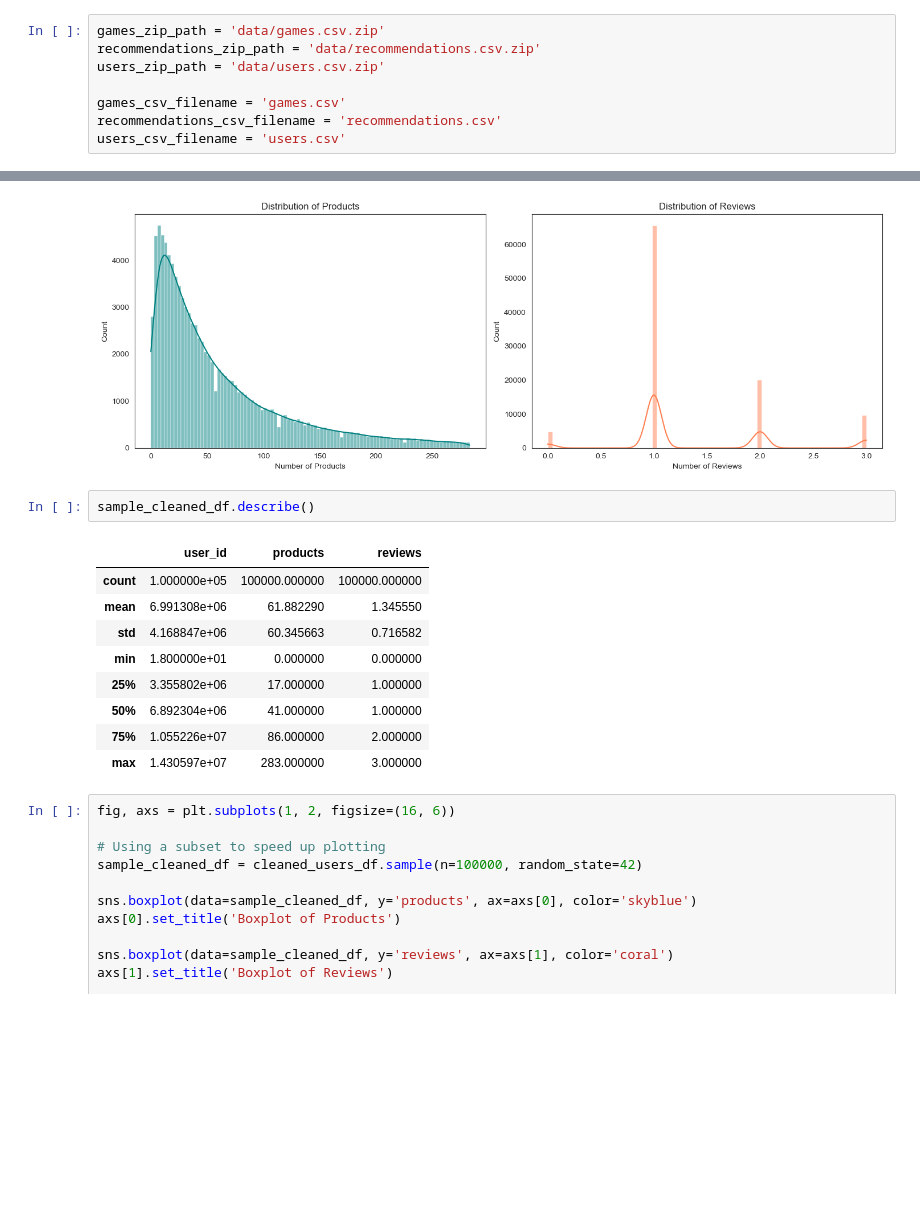
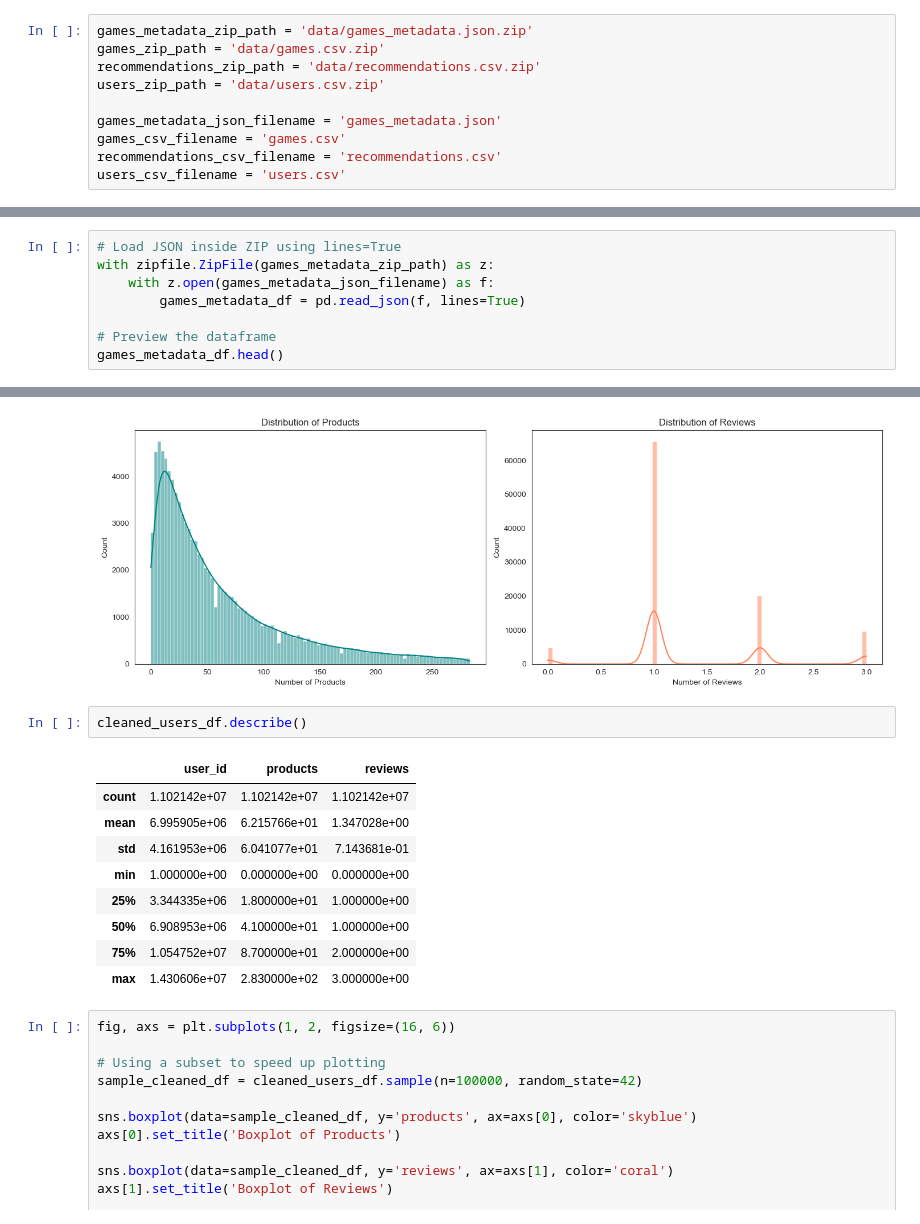
Before and after one commit to xiaojun1402/Recsys_Steam_Games, a Jupyter notebook: eda.ipynb, the cells around one changed output, grey strips where cells are left out. Drawn from its saved outputs; the diff is of its cells as text; blank space fills up the shorter version.

```diff
--- a/eda.ipynb
+++ b/eda.ipynb
@@ -9,10 +9,12 @@ import math
 import seaborn as sns
 import matplotlib.pyplot as plt
 # %%
+games_metadata_zip_path = 'data/games_metadata.json.zip'
 games_zip_path = 'data/games.csv.zip'
 recommendations_zip_path = 'data/recommendations.csv.zip'
 users_zip_path = 'data/users.csv.zip'
 
+games_metadata_json_filename = 'games_metadata.json'
 games_csv_filename = 'games.csv'
 recommendations_csv_filename = 'recommendations.csv'
 users_csv_filename = 'users.csv'
@@ -18,0 +23,8 @@ users_csv_filename = 'users.csv'
+# %%
+# Load JSON inside ZIP using lines=True
+with zipfile.ZipFile(games_metadata_zip_path) as z:
+    with z.open(games_metadata_json_filename) as f:
+        games_metadata_df = pd.read_json(f, lines=True)
+
+# Preview the dataframe
+games_metadata_df.head()
@@ -367,17 +386,17 @@ plt.show()
 # %% [output]
 [figure]
 # %%
-sample_cleaned_df.describe()
+cleaned_users_df.describe()
 # %% [output]
 |  | user_id | products | reviews |
-| count | 1.000000e+05 | 100000.000000 | 100000.000000 |
-| mean | 6.991308e+06 | 61.882290 | 1.345550 |
-| std | 4.168847e+06 | 60.345663 | 0.716582 |
-| min | 1.800000e+01 | 0.000000 | 0.000000 |
-| 25% | 3.355802e+06 | 17.000000 | 1.000000 |
-| 50% | 6.892304e+06 | 41.000000 | 1.000000 |
-| 75% | 1.055226e+07 | 86.000000 | 2.000000 |
-| max | 1.430597e+07 | 283.000000 | 3.000000 |
+| count | 1.102142e+07 | 1.102142e+07 | 1.102142e+07 |
+| mean | 6.995905e+06 | 6.215766e+01 | 1.347028e+00 |
+| std | 4.161953e+06 | 6.041077e+01 | 7.143681e-01 |
+| min | 1.000000e+00 | 0.000000e+00 | 0.000000e+00 |
+| 25% | 3.344335e+06 | 1.800000e+01 | 1.000000e+00 |
+| 50% | 6.908953e+06 | 4.100000e+01 | 1.000000e+00 |
+| 75% | 1.054752e+07 | 8.700000e+01 | 2.000000e+00 |
+| max | 1.430606e+07 | 2.830000e+02 | 3.000000e+00 |
 # %%
 fig, axs = plt.subplots(1, 2, figsize=(16, 6))
 
```
Also changed, not shown: parts of 17 cells of this notebook.
